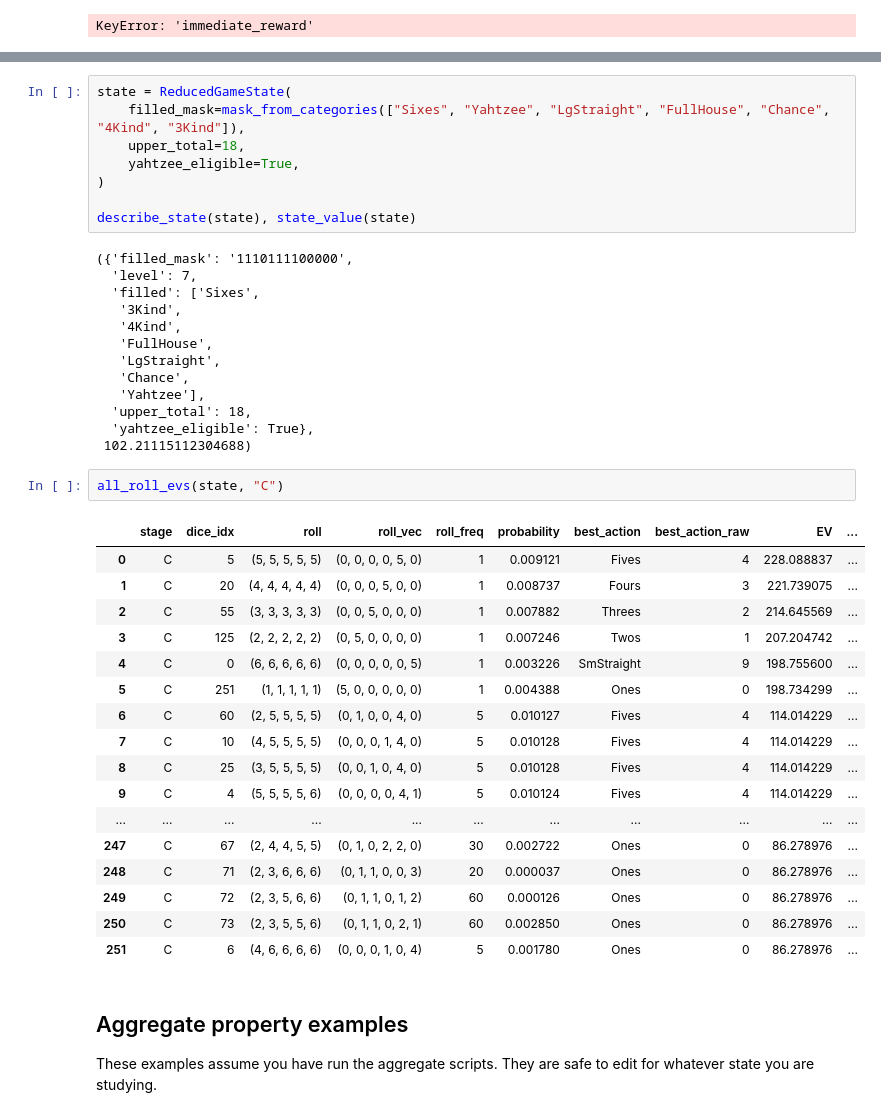
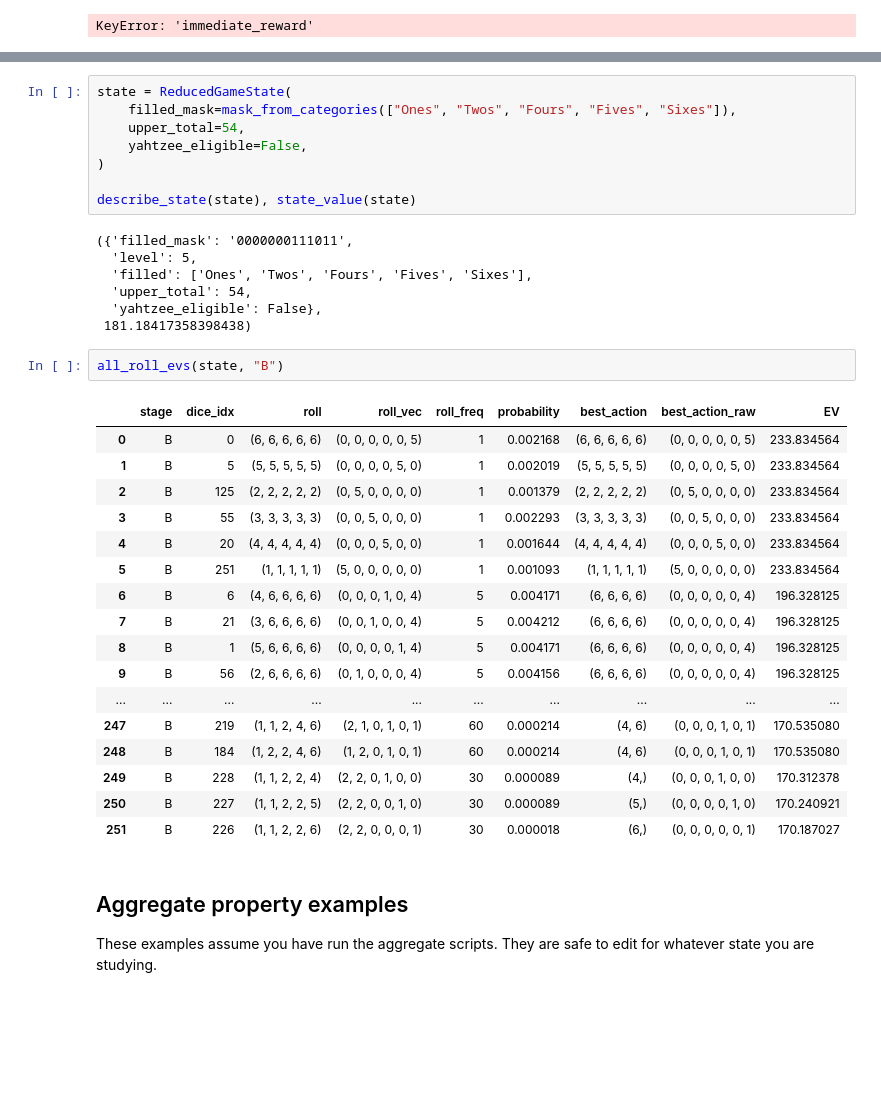
Before and after one commit to Ballpark-Figures/yahtzee, a Jupyter notebook: math/notebooks/state_explorer.ipynb, the cells around one changed output, grey strips where cells are left out. Saved outputs shown, nothing was run; the diff lists cells and outputs as text; blank space fills up the shorter version.

Commit message:
state_explorer notebook: revise exploration cells, refresh outputs
Co-Authored-By: Claude Opus 4.8 <noreply@anthropic.com>

```diff
--- a/math/notebooks/state_explorer.ipynb
+++ b/math/notebooks/state_explorer.ipynb
@@ -399,44 +326,38 @@ Name: probability, dtype: float64
 # %%
 state = ReducedGameState(
-    filled_mask=mask_from_categories(["Sixes", "Yahtzee", "LgStraight", "FullHouse", "Chance", "4Kind", "3Kind"]),
-    upper_total=18,
-    yahtzee_eligible=True,
+    filled_mask=mask_from_categories(["Ones", "Twos", "Fours", "Fives", "Sixes"]),
+    upper_total=54,
+    yahtzee_eligible=False,
 )
 
 describe_state(state), state_value(state)
 # %% [output]
-({'filled_mask': '1110111100000',
-  'level': 7,
-  'filled': ['Sixes',
-   '3Kind',
-   '4Kind',
-   'FullHouse',
-   'LgStraight',
-   'Chance',
-   'Yahtzee'],
-  'upper_total': 18,
-  'yahtzee_eligible': True},
- 102.21115112304688)
+({'filled_mask': '0000000111011',
+  'level': 5,
+  'filled': ['Ones', 'Twos', 'Fours', 'Fives', 'Sixes'],
+  'upper_total': 54,
+  'yahtzee_eligible': False},
+ 181.18417358398438)
 # %%
-all_roll_evs(state, "C")
+all_roll_evs(state, "B")
 # %% [output]
-|  | stage | dice_idx | roll | roll_vec | roll_freq | probability | best_action | best_action_raw | EV | ... |
-| 0 | C | 5 | (5, 5, 5, 5, 5) | (0, 0, 0, 0, 5, 0) | 1 | 0.009121 | Fives | 4 | 228.088837 | ... |
-| 1 | C | 20 | (4, 4, 4, 4, 4) | (0, 0, 0, 5, 0, 0) | 1 | 0.008737 | Fours | 3 | 221.739075 | ... |
-| 2 | C | 55 | (3, 3, 3, 3, 3) | (0, 0, 5, 0, 0, 0) | 1 | 0.007882 | Threes | 2 | 214.645569 | ... |
-| 3 | C | 125 | (2, 2, 2, 2, 2) | (0, 5, 0, 0, 0, 0) | 1 | 0.007246 | Twos | 1 | 207.204742 | ... |
-| 4 | C | 0 | (6, 6, 6, 6, 6) | (0, 0, 0, 0, 0, 5) | 1 | 0.003226 | SmStraight | 9 | 198.755600 | ... |
-| 5 | C | 251 | (1, 1, 1, 1, 1) | (5, 0, 0, 0, 0, 0) | 1 | 0.004388 | Ones | 0 | 198.734299 | ... |
-| 6 | C | 60 | (2, 5, 5, 5, 5) | (0, 1, 0, 0, 4, 0) | 5 | 0.010127 | Fives | 4 | 114.014229 | ... |
-| 7 | C | 10 | (4, 5, 5, 5, 5) | (0, 0, 0, 1, 4, 0) | 5 | 0.010128 | Fives | 4 | 114.014229 | ... |
-| 8 | C | 25 | (3, 5, 5, 5, 5) | (0, 0, 1, 0, 4, 0) | 5 | 0.010128 | Fives | 4 | 114.014229 | ... |
-| 9 | C | 4 | (5, 5, 5, 5, 6) | (0, 0, 0, 0, 4, 1) | 5 | 0.010124 | Fives | 4 | 114.014229 | ... |
-| ... | ... | ... | ... | ... | ... | ... | ... | ... | ... | ... |
-| 247 | C | 67 | (2, 4, 4, 5, 5) | (0, 1, 0, 2, 2, 0) | 30 | 0.002722 | Ones | 0 | 86.278976 | ... |
-| 248 | C | 71 | (2, 3, 6, 6, 6) | (0, 1, 1, 0, 0, 3) | 20 | 0.000037 | Ones | 0 | 86.278976 | ... |
-| 249 | C | 72 | (2, 3, 5, 6, 6) | (0, 1, 1, 0, 1, 2) | 60 | 0.000126 | Ones | 0 | 86.278976 | ... |
-| 250 | C | 73 | (2, 3, 5, 5, 6) | (0, 1, 1, 0, 2, 1) | 60 | 0.002850 | Ones | 0 | 86.278976 | ... |
-| 251 | C | 6 | (4, 6, 6, 6, 6) | (0, 0, 0, 1, 0, 4) | 5 | 0.001780 | Ones | 0 | 86.278976 | ... |
+|  | stage | dice_idx | roll | roll_vec | roll_freq | probability | best_action | best_action_raw | EV |
+| 0 | B | 0 | (6, 6, 6, 6, 6) | (0, 0, 0, 0, 0, 5) | 1 | 0.002168 | (6, 6, 6, 6, 6) | (0, 0, 0, 0, 0, 5) | 233.834564 |
+| 1 | B | 5 | (5, 5, 5, 5, 5) | (0, 0, 0, 0, 5, 0) | 1 | 0.002019 | (5, 5, 5, 5, 5) | (0, 0, 0, 0, 5, 0) | 233.834564 |
+| 2 | B | 125 | (2, 2, 2, 2, 2) | (0, 5, 0, 0, 0, 0) | 1 | 0.001379 | (2, 2, 2, 2, 2) | (0, 5, 0, 0, 0, 0) | 233.834564 |
+| 3 | B | 55 | (3, 3, 3, 3, 3) | (0, 0, 5, 0, 0, 0) | 1 | 0.002293 | (3, 3, 3, 3, 3) | (0, 0, 5, 0, 0, 0) | 233.834564 |
+| 4 | B | 20 | (4, 4, 4, 4, 4) | (0, 0, 0, 5, 0, 0) | 1 | 0.001644 | (4, 4, 4, 4, 4) | (0, 0, 0, 5, 0, 0) | 233.834564 |
+| 5 | B | 251 | (1, 1, 1, 1, 1) | (5, 0, 0, 0, 0, 0) | 1 | 0.001093 | (1, 1, 1, 1, 1) | (5, 0, 0, 0, 0, 0) | 233.834564 |
+| 6 | B | 6 | (4, 6, 6, 6, 6) | (0, 0, 0, 1, 0, 4) | 5 | 0.004171 | (6, 6, 6, 6) | (0, 0, 0, 0, 0, 4) | 196.328125 |
+| 7 | B | 21 | (3, 6, 6, 6, 6) | (0, 0, 1, 0, 0, 4) | 5 | 0.004212 | (6, 6, 6, 6) | (0, 0, 0, 0, 0, 4) | 196.328125 |
+| 8 | B | 1 | (5, 6, 6, 6, 6) | (0, 0, 0, 0, 1, 4) | 5 | 0.004171 | (6, 6, 6, 6) | (0, 0, 0, 0, 0, 4) | 196.328125 |
+| 9 | B | 56 | (2, 6, 6, 6, 6) | (0, 1, 0, 0, 0, 4) | 5 | 0.004156 | (6, 6, 6, 6) | (0, 0, 0, 0, 0, 4) | 196.328125 |
+| ... | ... | ... | ... | ... | ... | ... | ... | ... | ... |
+| 247 | B | 219 | (1, 1, 2, 4, 6) | (2, 1, 0, 1, 0, 1) | 60 | 0.000214 | (4, 6) | (0, 0, 0, 1, 0, 1) | 170.535080 |
+| 248 | B | 184 | (1, 2, 2, 4, 6) | (1, 2, 0, 1, 0, 1) | 60 | 0.000214 | (4, 6) | (0, 0, 0, 1, 0, 1) | 170.535080 |
+| 249 | B | 228 | (1, 1, 2, 2, 4) | (2, 2, 0, 1, 0, 0) | 30 | 0.000089 | (4,) | (0, 0, 0, 1, 0, 0) | 170.312378 |
+| 250 | B | 227 | (1, 1, 2, 2, 5) | (2, 2, 0, 0, 1, 0) | 30 | 0.000089 | (5,) | (0, 0, 0, 0, 1, 0) | 170.240921 |
+| 251 | B | 226 | (1, 1, 2, 2, 6) | (2, 2, 0, 0, 0, 1) | 30 | 0.000018 | (6,) | (0, 0, 0, 0, 0, 1) | 170.187027 |
 # %% [markdown]
 ## Aggregate property examples
 
```
Also changed, not shown: parts of 8 cells of this notebook.
